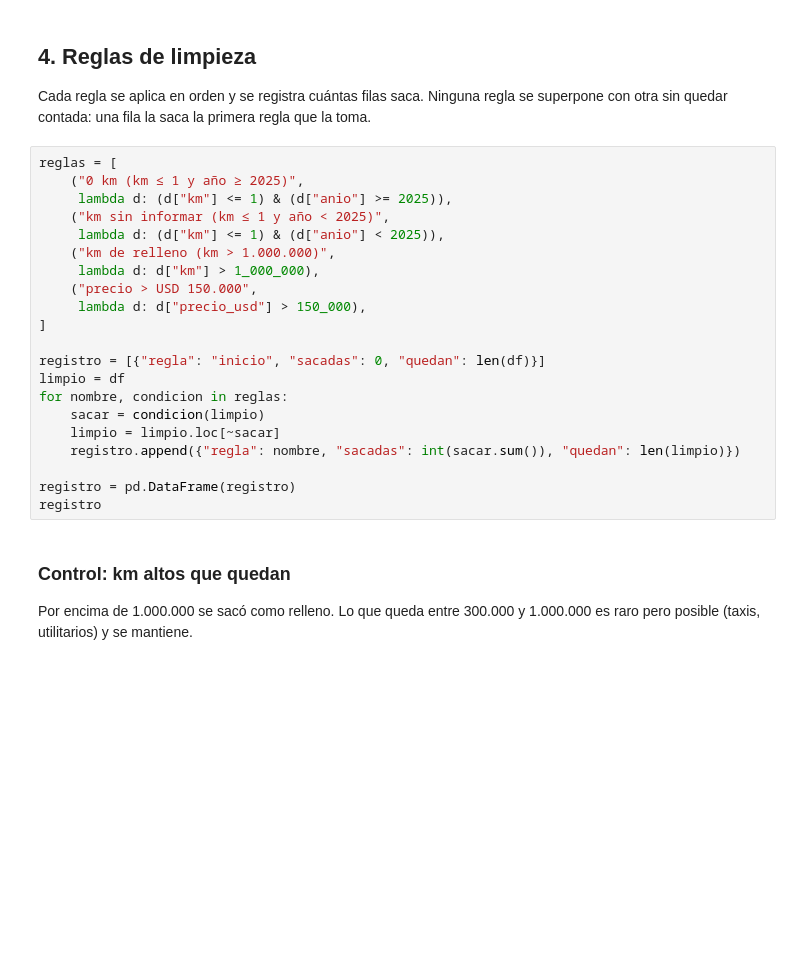
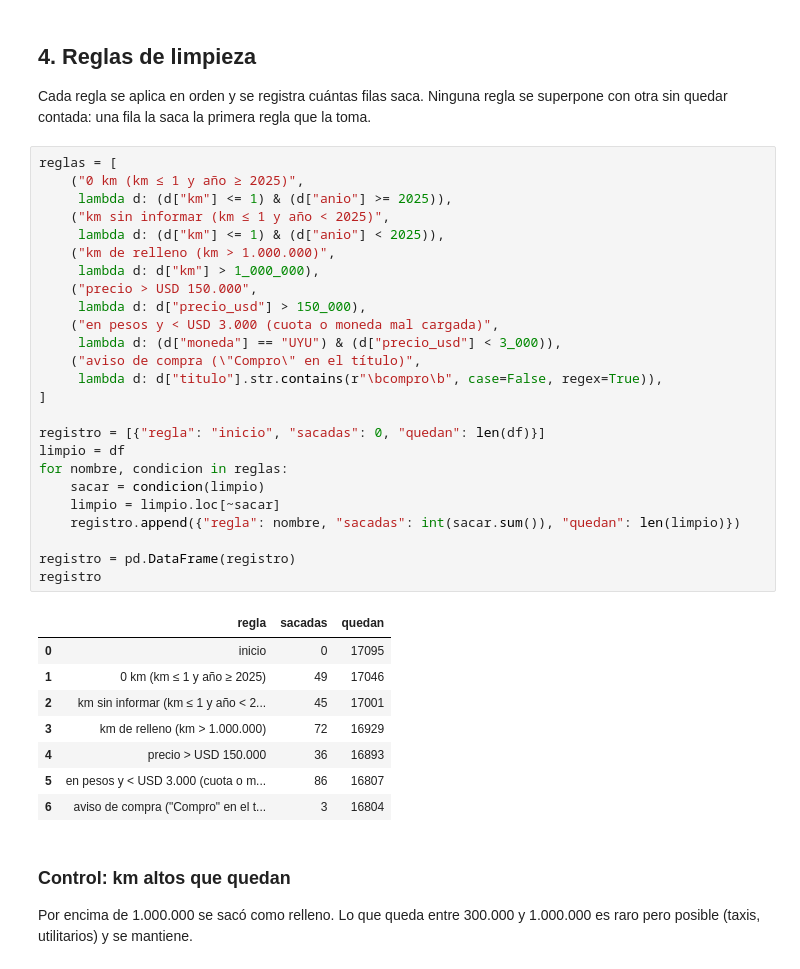
Before and after one commit to JBEC2006/tasador-autos-uy, a Jupyter notebook: notebooks/01_limpieza_eda.ipynb, the cells around one changed output. Drawn from its saved outputs; the diff is of its cells as text; blank space fills up the shorter version.

```diff
--- a/notebooks/01_limpieza_eda.ipynb
+++ b/notebooks/01_limpieza_eda.ipynb
@@ -88,24 +122,37 @@ con otra sin quedar contada: una fila la saca la primera regla que la toma.
 # %%
 reglas = [
     ("0 km (km ≤ 1 y año ≥ 2025)",
      lambda d: (d["km"] <= 1) & (d["anio"] >= 2025)),
     ("km sin informar (km ≤ 1 y año < 2025)",
      lambda d: (d["km"] <= 1) & (d["anio"] < 2025)),
     ("km de relleno (km > 1.000.000)",
      lambda d: d["km"] > 1_000_000),
     ("precio > USD 150.000",
      lambda d: d["precio_usd"] > 150_000),
+    ("en pesos y < USD 3.000 (cuota o moneda mal cargada)",
+     lambda d: (d["moneda"] == "UYU") & (d["precio_usd"] < 3_000)),
+    ("aviso de compra (\"Compro\" en el título)",
+     lambda d: d["titulo"].str.contains(r"\bcompro\b", case=False, regex=True)),
 ]
 
 registro = [{"regla": "inicio", "sacadas": 0, "quedan": len(df)}]
 limpio = df
 for nombre, condicion in reglas:
     sacar = condicion(limpio)
     limpio = limpio.loc[~sacar]
     registro.append({"regla": nombre, "sacadas": int(sacar.sum()), "quedan": len(limpio)})
 
 registro = pd.DataFrame(registro)
 registro
+# %% [output]
+|  | regla | sacadas | quedan |
+| 0 | inicio | 0 | 17095 |
+| 1 | 0 km (km ≤ 1 y año ≥ 2025) | 49 | 17046 |
+| 2 | km sin informar (km ≤ 1 y año < 2... | 45 | 17001 |
+| 3 | km de relleno (km > 1.000.000) | 72 | 16929 |
+| 4 | precio > USD 150.000 | 36 | 16893 |
+| 5 | en pesos y < USD 3.000 (cuota o m... | 86 | 16807 |
+| 6 | aviso de compra ("Compro" en el t... | 3 | 16804 |
 # %% [markdown]
 ### Control: km altos que quedan
 
```
Also changed, not shown: parts of 12 cells of this notebook, 13 other files.
